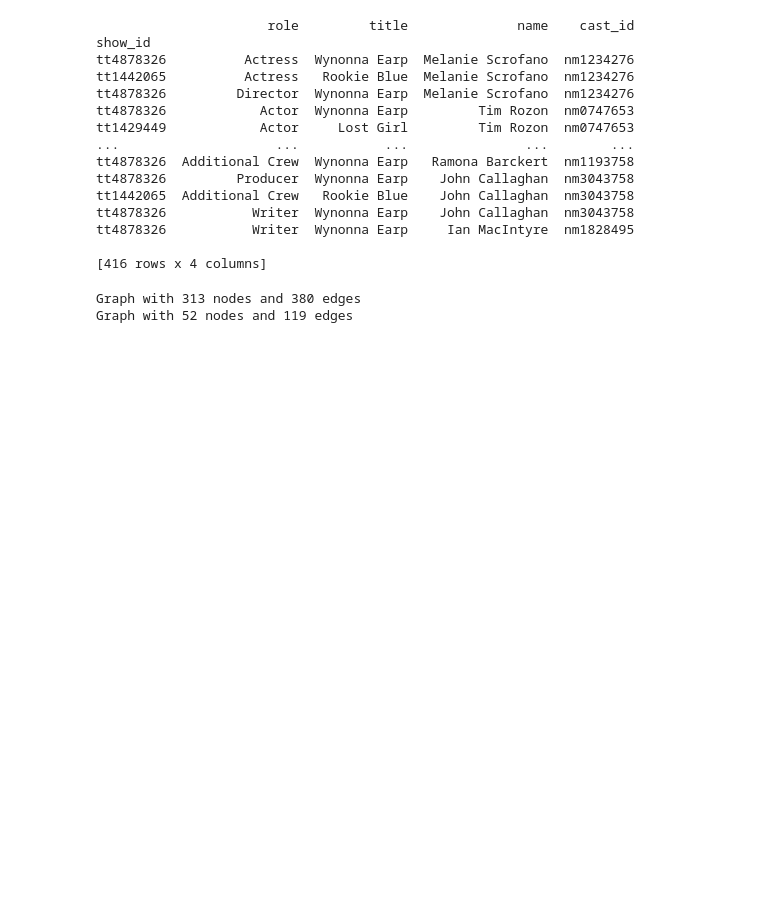
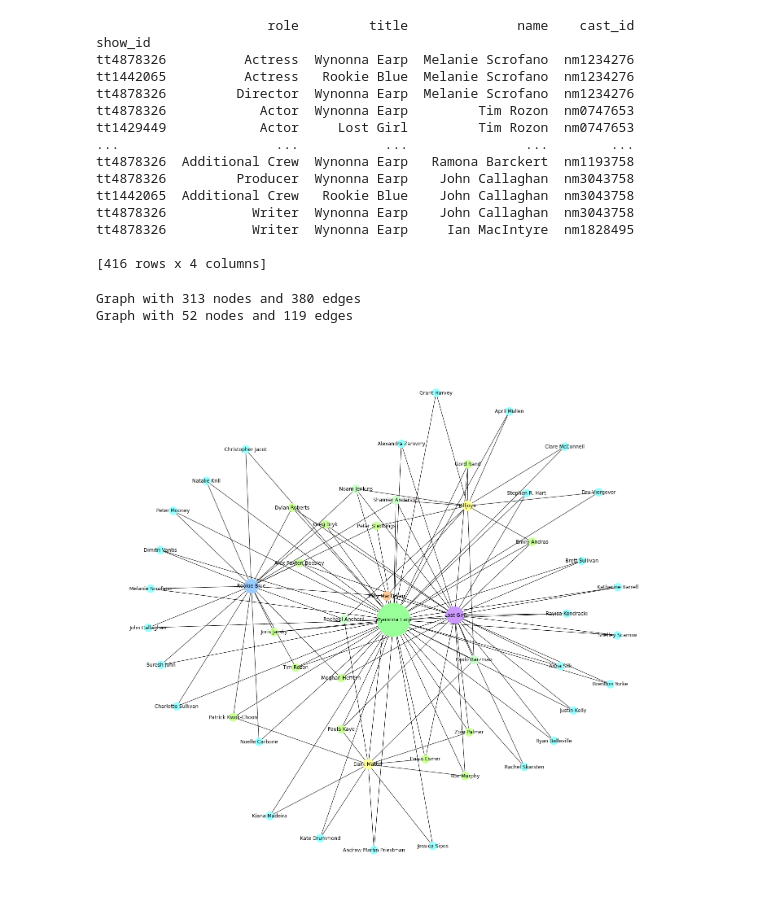
Before and after one commit to KedaneaRaven/my-first-binder, a Jupyter notebook: imdb_links95.ipynb, the cells around one changed output. Drawn from its saved outputs; the diff is of its cells as text; code cells hidden in the pictures; blank space fills up the shorter version.

```diff
--- a/imdb_links95.ipynb
+++ b/imdb_links95.ipynb
@@ -182,26 +182,51 @@ filepath.parent.mkdir(parents=True, exist_ok=True)
 data.to_csv(filepath)
 # %%
 import networkx as nx
+import matplotlib.pyplot as plt
+
 G = nx.from_pandas_edgelist(data,
                             source='title',
                             target='name',
-                            edge_attr='role')
+                            edge_attr='role',
+                            )
 #outdeg = G.out_degree()
 #to_remove = [n for n in outdeg if outdeg[n] == 1]
 #G.remove_nodes_from(to_remove)
 print (G)
 
 to_be_removed = [x for  x in G.nodes() if G.degree(x) <= 1]
 
 for x in to_be_removed:
     G.remove_node(x)
 print (G)
 
+pos = nx.spring_layout(G)
+betCent = nx.betweenness_centrality(G, normalized=True, endpoints=True)
+#node_color = [20.0 * G.degree(v) for v in G]
+node_color = ['#99ff99', '#99ffff', '#99ccff', '#ccff99', '#cc99ff', '#99ffff', '#ccffcc', '#ffff99',
+              '#ccff99', '#ffff99', '#99ffff', '#99ffff', '#ccffcc', '#ccffcc', '#99ffff', '#99ffff',
+              '#99ffff', '#ccff99', '#ccff99', '#ccff99', '#99ffff', '#99ffff', '#ccff99', '#99ffff',
+              '#99ffff', '#ccff99', '#99ffff', '#99ffff', '#99ffff', '#ccff99', '#ccff99', '#99ffff',
+              '#ccff99', '#99ffff', '#99ffff', '#99ffff', '#ffcc99', '#99ffff', '#99ffff', '#ccff99',
+              '#ccffcc', '#ccff99', '#99ffff', '#99ffff', '#ccff99', '#99ffff', '#ccff99', '#99ffff',
+              '#99ffff', '#99ffff', '#99ffff', '#99ffff']
+
+#print(node_color)
+
+node_size =  [v * 10000 for v in betCent.values()]
+plt.figure(figsize=(25,25))
+nx.draw_networkx(G, pos=pos,
+                 node_color=node_color,
+                 node_size=node_size,)
+plt.axis('off')
+plt.savefig('canada.png')
+#nx.spring_layout(G)
+#nx.draw_networkx(G,node_color='#00ff01')
 #nx.draw_spring(G)
-#nx.draw(G, pos=nx.shell_layout(G))
 # %% [output]
 Graph with 313 nodes and 380 edges
 Graph with 52 nodes and 119 edges
+[figure, added]
 # %%
 #import pyvis
 from pyvis.network import Network
```
Also changed, not shown: parts of 1 cell of this notebook.
